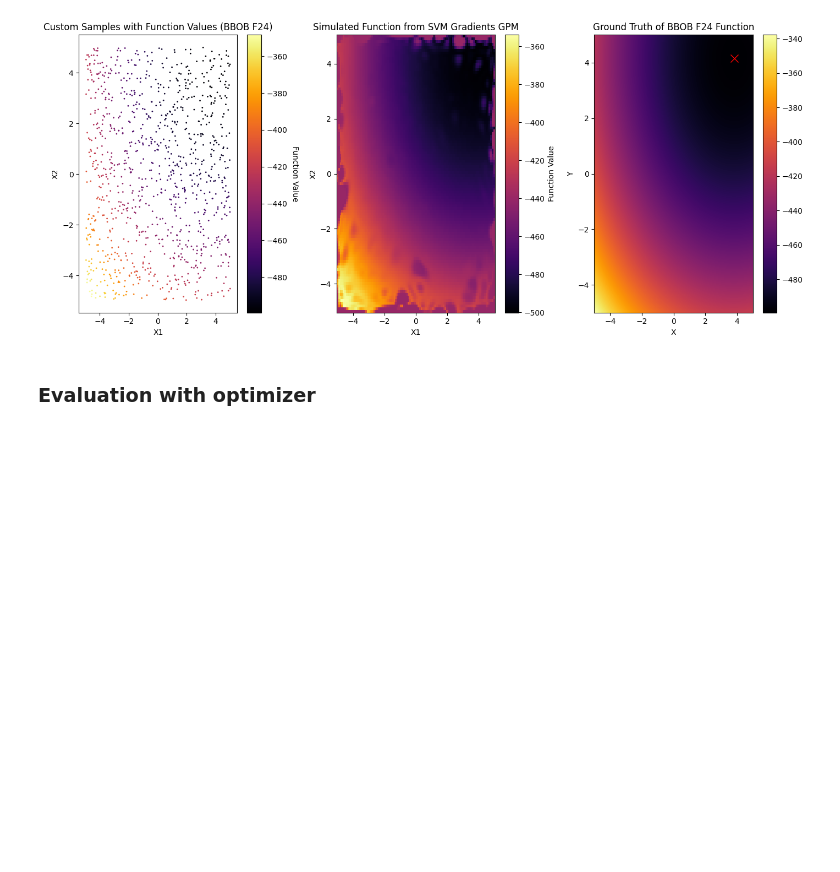
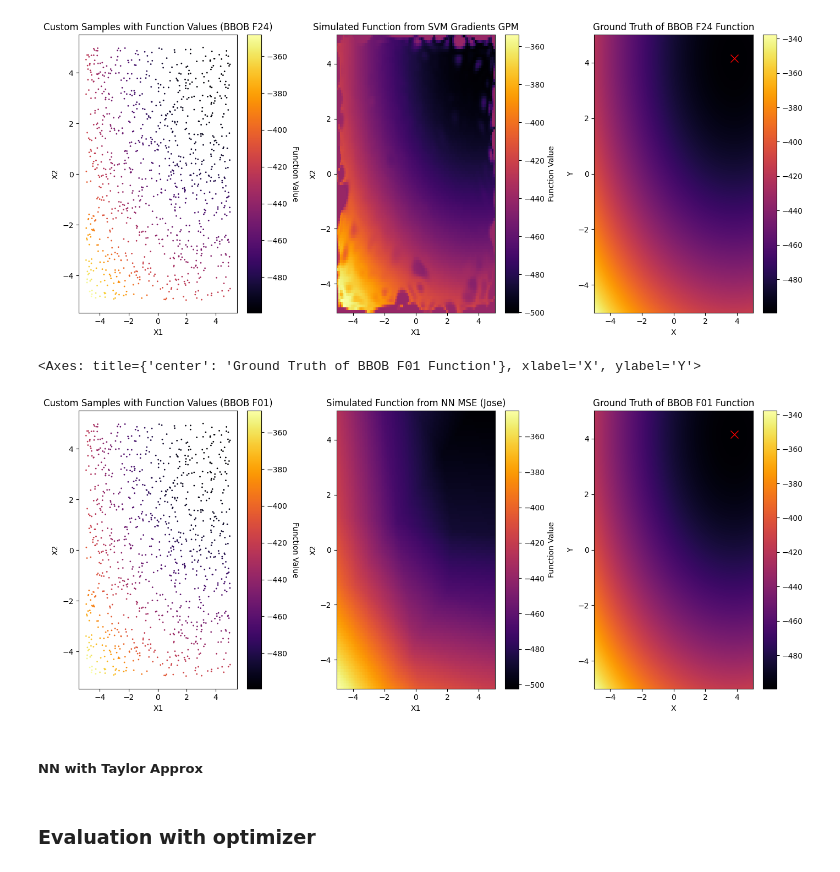
Before and after one commit to mo374z/OptimizationTestfunctionGeneration, a Jupyter notebook: main/f1_simulation.ipynb, the cells around one changed output. Drawn from its saved outputs; the diff is of its cells as text; code cells hidden in the pictures; blank space fills up the shorter version.

```diff
--- a/main/f1_simulation.ipynb
+++ b/main/f1_simulation.ipynb
@@ -90,0 +100,16 @@ def svm_grad_gpm(X):
+# %%
+import torch#
+import sys
+sys.path.append("../")
+import model
+input_dim = 2
+hidden_dim = 8
+hidden_layers = 16
+output_dim = 1
+learning_rate = 0.001
+num_epochs = 10000
+bs = 64
+
+nn_mse = model.NN(input_dim, hidden_dim, hidden_layers)
+sd = torch.load("../models/f01_mse_nn_model.pt")
+nn_mse.load_state_dict(sd)
@@ -121,6 +158,14 @@ plot_collage(sample_f01[0], sample_f01[1], problem_f01, "BBOB F24", "SVM Gradien
 # %% [output]
 <Axes: title={'center': 'Ground Truth of BBOB F24 Function'}, xlabel='X', ylabel='Y'>
 [figure]
+# %%
+mesh_results_nn_mse = nn_mse(mesh_samples_tensor).detach().numpy().reshape(X1.shape)
+plot_collage(sample_f01[0], sample_f01[1], problem_f01, "BBOB F01", "NN MSE (Jose)", X1, X2, mesh_results_nn_mse)
+# %% [output]
+<Axes: title={'center': 'Ground Truth of BBOB F01 Function'}, xlabel='X', ylabel='Y'>
+[figure, added]
+# %% [markdown]
+##### NN with Taylor Approx
 # %% [markdown]
 ### Evaluation with optimizer
 # %%
```
Also changed, not shown: parts of 10 cells of this notebook, 3 other files.
